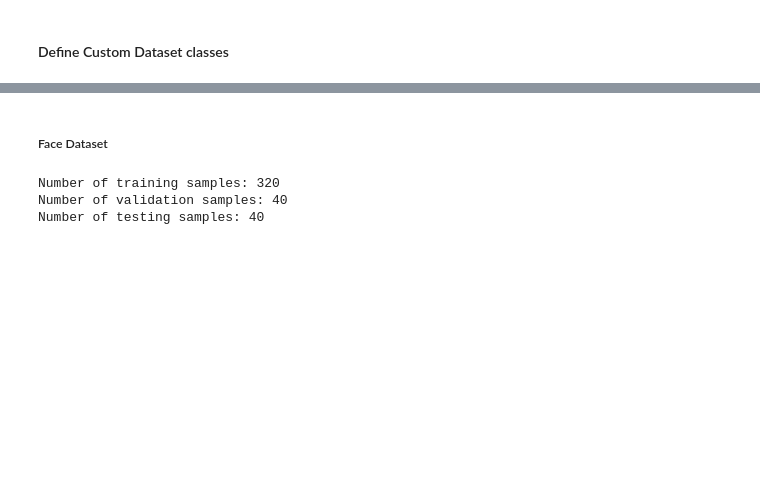
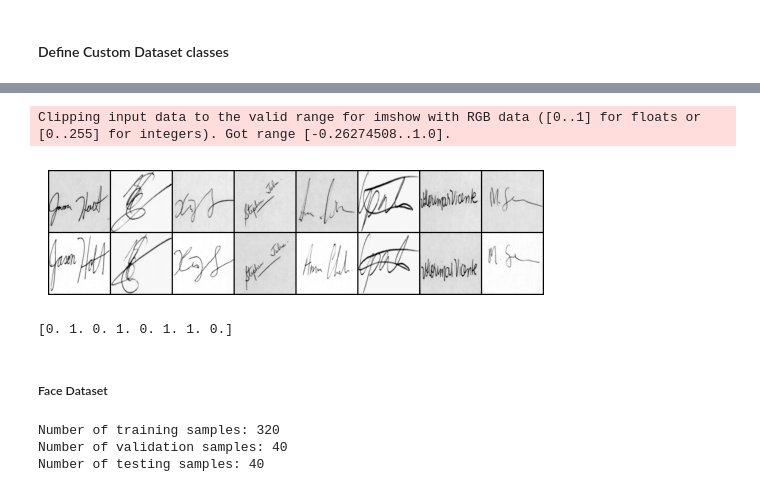
Before and after one commit to Schmiddi3110/DeepVisionProject, a Jupyter notebook: DeepVisionProject.ipynb, the cells around one changed output, grey strips where cells are left out. Drawn from its saved outputs; the diff is of its cells as text; code cells hidden in the pictures; blank space fills up the shorter version.

```diff
--- a/DeepVisionProject.ipynb
+++ b/DeepVisionProject.ipynb
@@ -74,0 +69,30 @@ def show_plot(iteration,loss):
+# %%
+import pandas as pd
+import os
+import PIL
+class ForgeryDataset(Dataset):
+    def __init__(self, df, root_dir, transform=None):
+        self.transform = transform
+        self.root_dir = root_dir
+        self.data = df
+
+    def __getitem__(self, idx):
+        if torch.is_tensor(idx):
+            idx = idx.tolist()
+
+        img0_name = os.path.join(self.root_dir, self.data.iloc[idx, 0])
+        img1_name = os.path.join(self.root_dir, self.data.iloc[idx, 1])
+        image0 = Image.open(img0_name)
+        image1 = Image.open(img1_name)
+
+        image0 = image0.convert("L")
+        image1 = image1.convert("L")
+
+        if self.transform:
+            image0 = self.transform(image0)
+            image1 = self.transform(image1)
+
+        return image0, image1, torch.from_numpy(np.array([int(self.data.iloc[idx, 2])], dtype=np.float32))
+
+    def __len__(self):
+        return len(self.data)
@@ -75,3 +138,22 @@ def show_plot(iteration,loss):
+# %%
+# Create a dataloader just visualization
+vis_dataloader = DataLoader(forgery_train_dataset,
+                        shuffle=True,
+                        num_workers=2,
+                        batch_size=8)
+
+# Extract one batch
+example_batch = next(iter(vis_dataloader))
+
+# If the label is 1, it means that it is not the same person, label is 0, same person in both images
+concatenated = torch.cat((example_batch[0], example_batch[1]),0)
+
+imshow(torchvision.utils.make_grid(concatenated))
+print(example_batch[2].numpy().reshape(-1))
+# %% [output]
+Clipping input data to the valid range for imshow with RGB data ([0..1] for floats or [0..255] for integers). Got range [-0.26274508..1.0].
+[figure, added]
+[0. 1. 0. 1. 0. 1. 1. 0.]
 # %% [markdown]
 ##### Face Dataset<a class="anchor" id="1b">
 # %%
```
Also changed, not shown: parts of 15 cells of this notebook, 1 other file.
